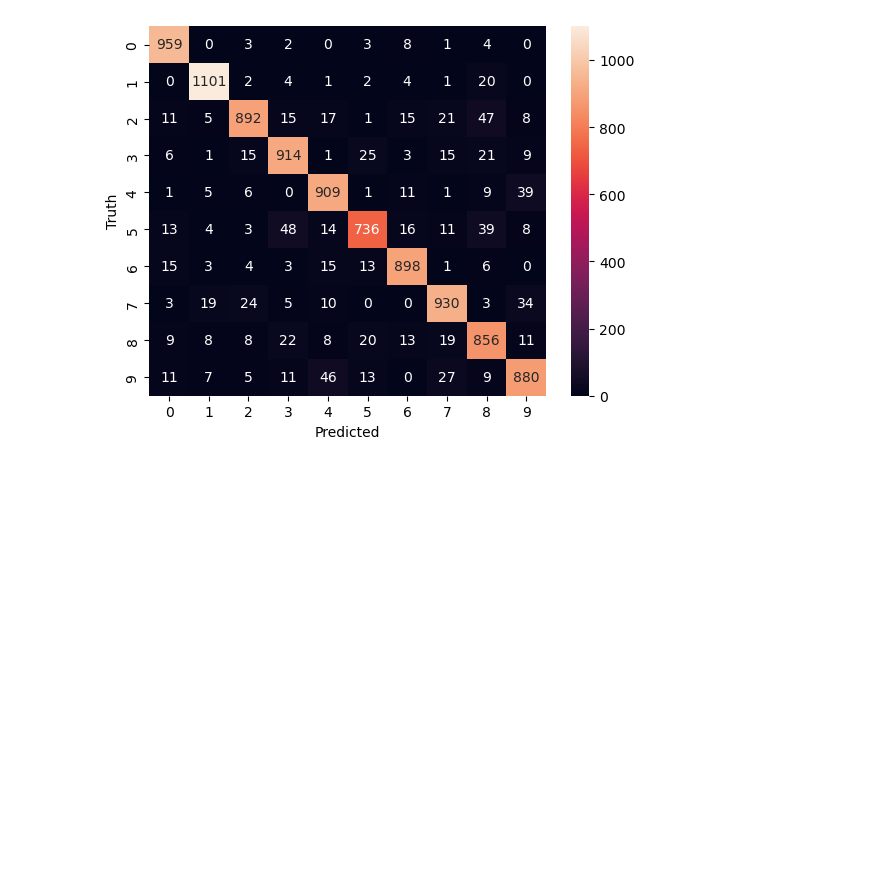
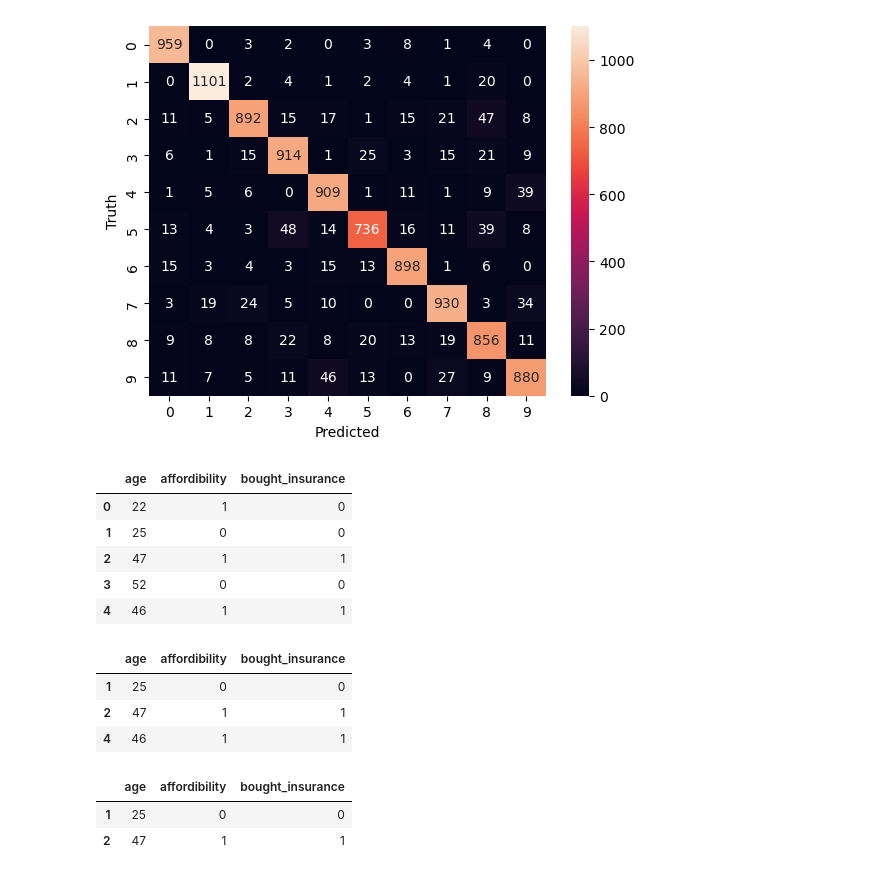
Before and after one commit to Poseidon0070/Deep-Learning, a Jupyter notebook: Intro.ipynb, the cells around one changed output. Cells and saved outputs as stored; diff of their text form; code cells hidden in the pictures; blank space fills up the shorter version.

```diff
--- a/Intro.ipynb
+++ b/Intro.ipynb
@@ -128,0 +131,25 @@ Text(50.722222222222214, 0.5, 'Truth')
+# %%
+df = pd.read_csv("./CSVs/insurance.csv")
+df.head(5)
+# %% [output]
+|  | age | affordibility | bought_insurance |
+| 0 | 22 | 1 | 0 |
+| 1 | 25 | 0 | 0 |
+| 2 | 47 | 1 | 1 |
+| 3 | 52 | 0 | 0 |
+| 4 | 46 | 1 | 1 |
+# %%
+a = df.iloc[[1,2,4]]
+a
+# %% [output]
+|  | age | affordibility | bought_insurance |
+| 1 | 25 | 0 | 0 |
+| 2 | 47 | 1 | 1 |
+| 4 | 46 | 1 | 1 |
+# %%
+a = df.iloc[1:3]
+a
+# %% [output]
+|  | age | affordibility | bought_insurance |
+| 1 | 25 | 0 | 0 |
+| 2 | 47 | 1 | 1 |
```
Also changed, not shown: parts of 6 cells of this notebook, 2 other files.
